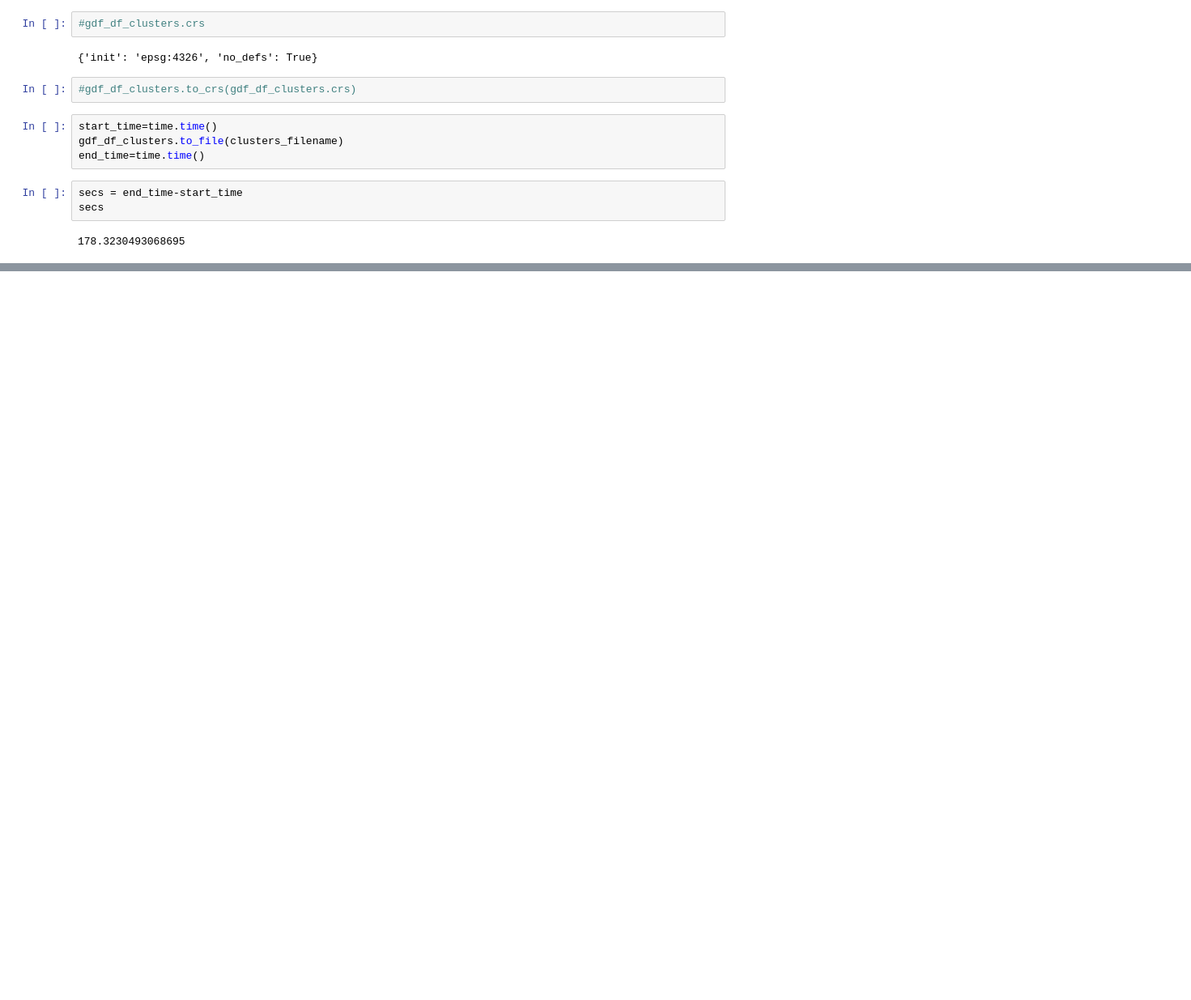
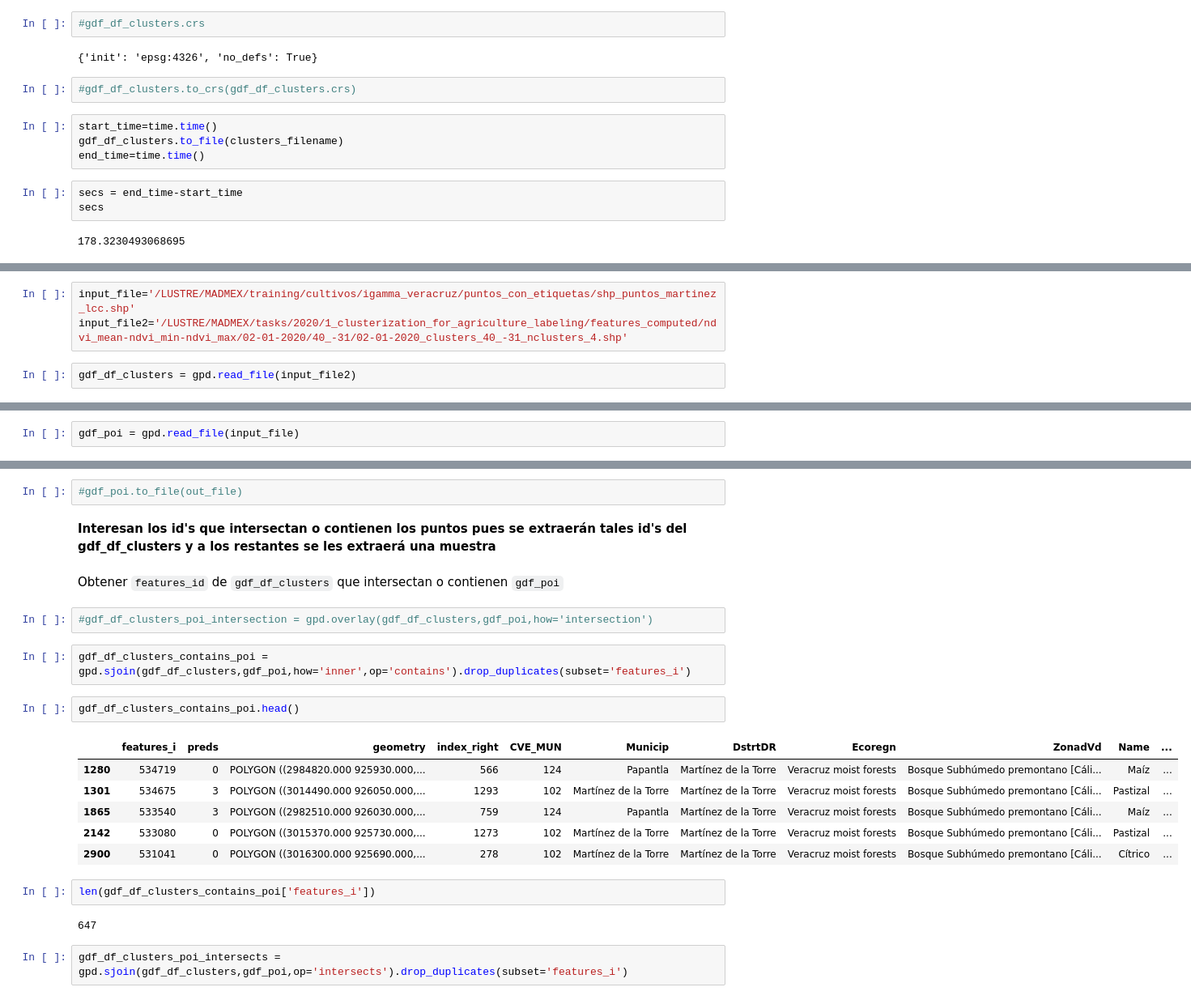
Before and after one commit to CONABIO/antares3-sandbox, a Jupyter notebook: notebooks/agriculture_madmex_app/2_clusterization_for_agriculture_inecol_intersect_with_area_of_interest.ipynb, the cells around one changed output, grey strips where cells are left out. Shown at 81% size. Drawn from its saved outputs; the diff is of its cells as text; blank space fills up the shorter version.

Commit message:
lines that will be drop and incorporated in 3 nb

```diff
--- a/notebooks/agriculture_madmex_app/2_clusterization_for_agriculture_inecol_intersect_with_area_of_interest.ipynb
+++ b/notebooks/agriculture_madmex_app/2_clusterization_for_agriculture_inecol_intersect_with_area_of_interest.ipynb
@@ -945,0 +930,5 @@ secs
+# %%
+input_file='/LUSTRE/MADMEX/training/cultivos/igamma_veracruz/puntos_con_etiquetas/shp_puntos_martinez_lcc.shp'
+input_file2='/LUSTRE/MADMEX/tasks/2020/1_clusterization_for_agriculture_labeling/features_computed/ndvi_mean-ndvi_min-ndvi_max/02-01-2020/40_-31/02-01-2020_clusters_40_-31_nclusters_4.shp'
+# %%
+gdf_df_clusters = gpd.read_file(input_file2)
@@ -945,0 +948,2 @@ secs
+# %%
+gdf_poi = gpd.read_file(input_file)
@@ -945,0 +973,25 @@ secs
+# %%
+#gdf_poi.to_file(out_file)
+# %% [markdown]
+**Interesan los id's que intersectan o contienen los puntos pues se extraerán tales id's del gdf_df_clusters y a los restantes se les extraerá una muestra**
+# %% [markdown]
+Obtener `features_id` de `gdf_df_clusters`  que intersectan o contienen `gdf_poi`
+# %%
+#gdf_df_clusters_poi_intersection = gpd.overlay(gdf_df_clusters,gdf_poi,how='intersection')
+# %%
+gdf_df_clusters_contains_poi = gpd.sjoin(gdf_df_clusters,gdf_poi,how='inner',op='contains').drop_duplicates(subset='features_i')
+# %%
+gdf_df_clusters_contains_poi.head()
+# %% [output]
+|  | features_i | preds | geometry | index_right | CVE_MUN | Municip | DstrtDR | Ecoregn | ZonadVd | Name | ... |
+| 1280 | 534719 | 0 | POLYGON ((2984820.000 925930.000,... | 566 | 124 | Papantla | Martínez de la Torre | Veracruz moist forests | Bosque Subhúmedo premontano [Cáli... | Maíz | ... |
+| 1301 | 534675 | 3 | POLYGON ((3014490.000 926050.000,... | 1293 | 102 | Martínez de la Torre | Martínez de la Torre | Veracruz moist forests | Bosque Subhúmedo premontano [Cáli... | Pastizal | ... |
+| 1865 | 533540 | 3 | POLYGON ((2982510.000 926030.000,... | 759 | 124 | Papantla | Martínez de la Torre | Veracruz moist forests | Bosque Subhúmedo premontano [Cáli... | Maíz | ... |
+| 2142 | 533080 | 0 | POLYGON ((3015370.000 925730.000,... | 1273 | 102 | Martínez de la Torre | Martínez de la Torre | Veracruz moist forests | Bosque Subhúmedo premontano [Cáli... | Pastizal | ... |
+| 2900 | 531041 | 0 | POLYGON ((3016300.000 925690.000,... | 278 | 102 | Martínez de la Torre | Martínez de la Torre | Veracruz moist forests | Bosque Subhúmedo premontano [Cáli... | Cítrico | ... |
+# %%
+len(gdf_df_clusters_contains_poi['features_i'])
+# %% [output]
+647
+# %%
+gdf_df_clusters_poi_intersects = gpd.sjoin(gdf_df_clusters,gdf_poi,op='intersects').drop_duplicates(subset='features_i')
```
Also changed, not shown: parts of 132 cells of this notebook.
